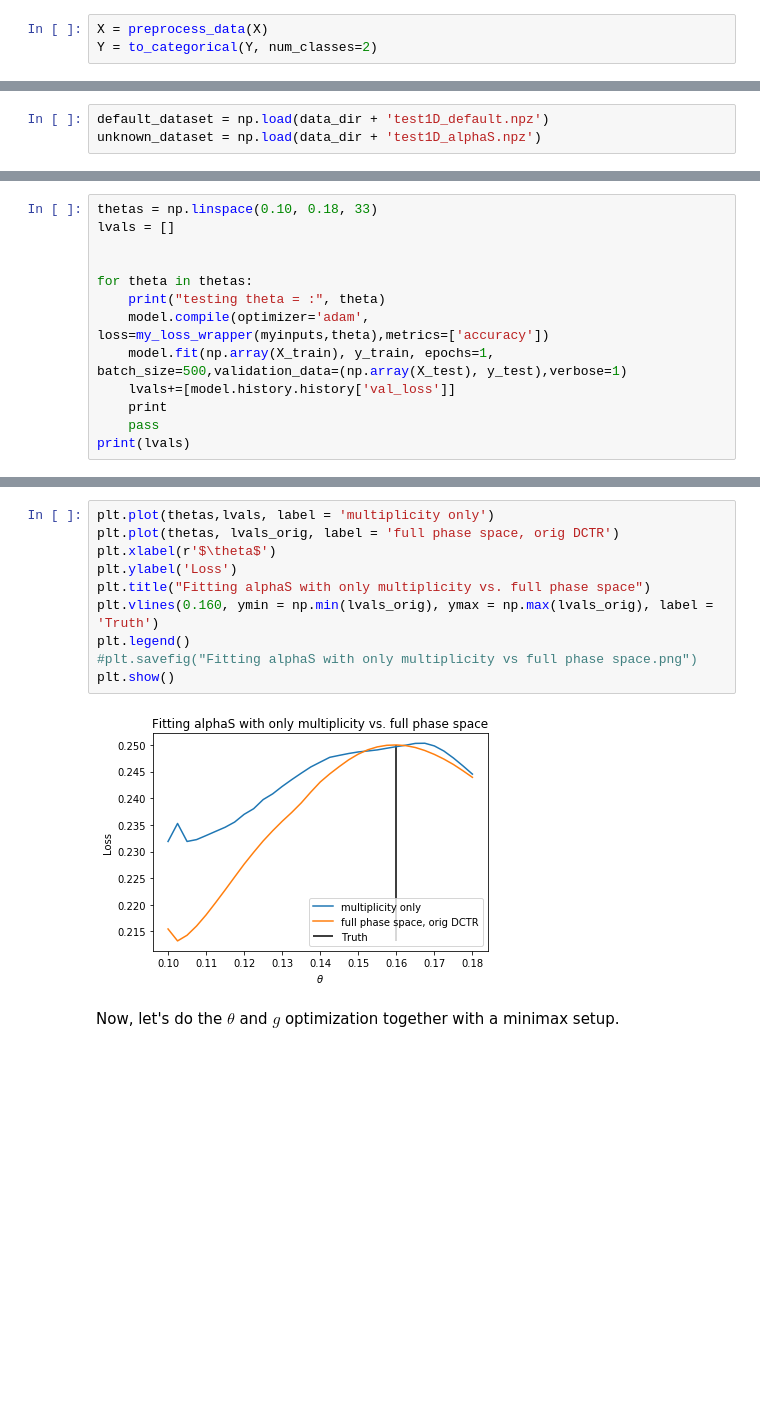
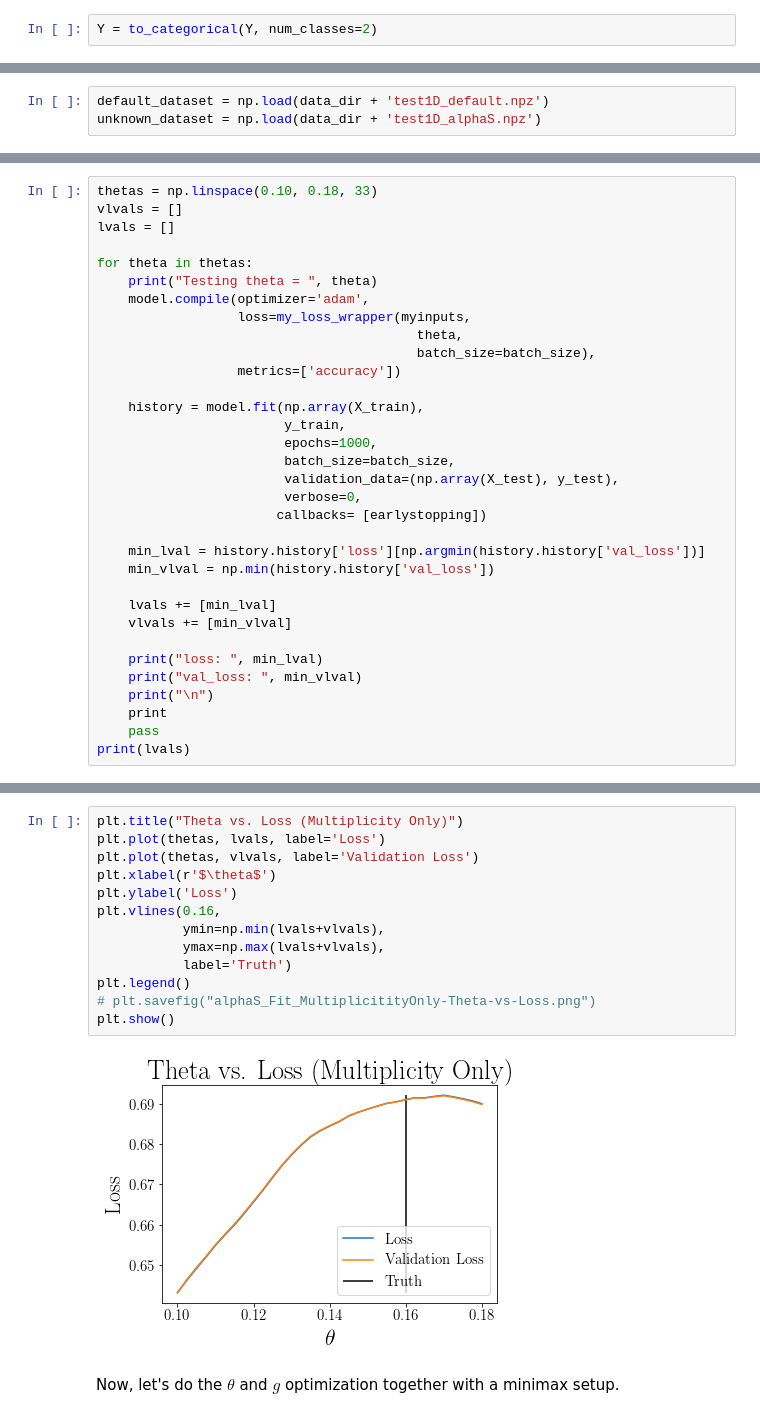
Before and after one commit to hep-lbdl/SRGN, a Jupyter notebook: HEP-notebooks/AltFit_alphaS/alphaS_Fit_MultiplicitityOnly.ipynb, the cells around one changed output, grey strips where cells are left out. Cells and saved outputs as stored; diff of their text form; blank space fills up the shorter version.

```diff
--- a/HEP-notebooks/AltFit_alphaS/alphaS_Fit_MultiplicitityOnly.ipynb
+++ b/HEP-notebooks/AltFit_alphaS/alphaS_Fit_MultiplicitityOnly.ipynb
@@ -61,7 +63,6 @@ dataset = np.load(data_dir + '1D_alphaS_train.npz')
 X = dataset['X']
 Y = dataset['Y']
 # %%
-X = preprocess_data(X)
 Y = to_categorical(Y, num_classes=2)
 # %%
 X_mult = []
@@ -223,13 +244,33 @@ _________________________________________________________________
 # %%
 thetas = np.linspace(0.10, 0.18, 33)
+vlvals = []
 lvals = []
 
+for theta in thetas:
+    print("Testing theta = ", theta)
+    model.compile(optimizer='adam',
+                  loss=my_loss_wrapper(myinputs,
+                                         theta,
+                                         batch_size=batch_size),
+                  metrics=['accuracy'])
 
-for theta in thetas:
-    print("testing theta = :", theta)
-    model.compile(optimizer='adam', loss=my_loss_wrapper(myinputs,theta),metrics=['accuracy'])
-    model.fit(np.array(X_train), y_train, epochs=1, batch_size=500,validation_data=(np.array(X_test), y_test),verbose=1)
-    lvals+=[model.history.history['val_loss']]
+    history = model.fit(np.array(X_train),
+                        y_train,
+                        epochs=1000,
+                        batch_size=batch_size,
+                        validation_data=(np.array(X_test), y_test),
+                        verbose=0,
+                       callbacks= [earlystopping])
+
+    min_lval = history.history['loss'][np.argmin(history.history['val_loss'])]
+    min_vlval = np.min(history.history['val_loss'])
+
+    lvals += [min_lval]
+    vlvals += [min_vlval]
+
+    print("loss: ", min_lval)
+    print("val_loss: ", min_vlval)
+    print("\n")
     print
     pass
 print(lvals)
@@ -288,14 +295,17 @@ lvals_orig= [[0.21545321300832762],
 # %%
-plt.plot(thetas,lvals, label = 'multiplicity only')
-plt.plot(thetas, lvals_orig, label = 'full phase space, orig DCTR')
+plt.title("Theta vs. Loss (Multiplicity Only)")
+plt.plot(thetas, lvals, label='Loss')
+plt.plot(thetas, vlvals, label='Validation Loss')
 plt.xlabel(r'$\theta$')
 plt.ylabel('Loss')
-plt.title("Fitting alphaS with only multiplicity vs. full phase space")
-plt.vlines(0.160, ymin = np.min(lvals_orig), ymax = np.max(lvals_orig), label = 'Truth')
+plt.vlines(0.16,
+           ymin=np.min(lvals+vlvals),
+           ymax=np.max(lvals+vlvals),
+           label='Truth')
 plt.legend()
-#plt.savefig("Fitting alphaS with only multiplicity vs full phase space.png")
+# plt.savefig("alphaS_Fit_MultiplicitityOnly-Theta-vs-Loss.png")
 plt.show()
 # %% [output]
-[figure, old version]
+[figure, new version]
 # %% [markdown]
 Now, let's do the $\theta$ and $g$ optimization together with a minimax setup.
```
Also changed, not shown: parts of 39 cells of this notebook, 1 other file.
